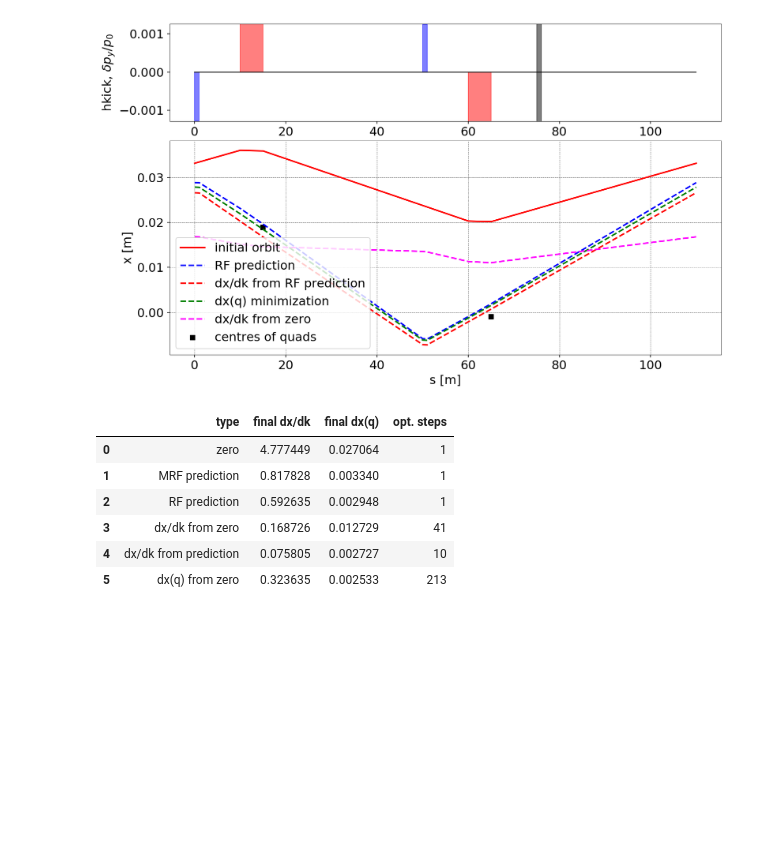
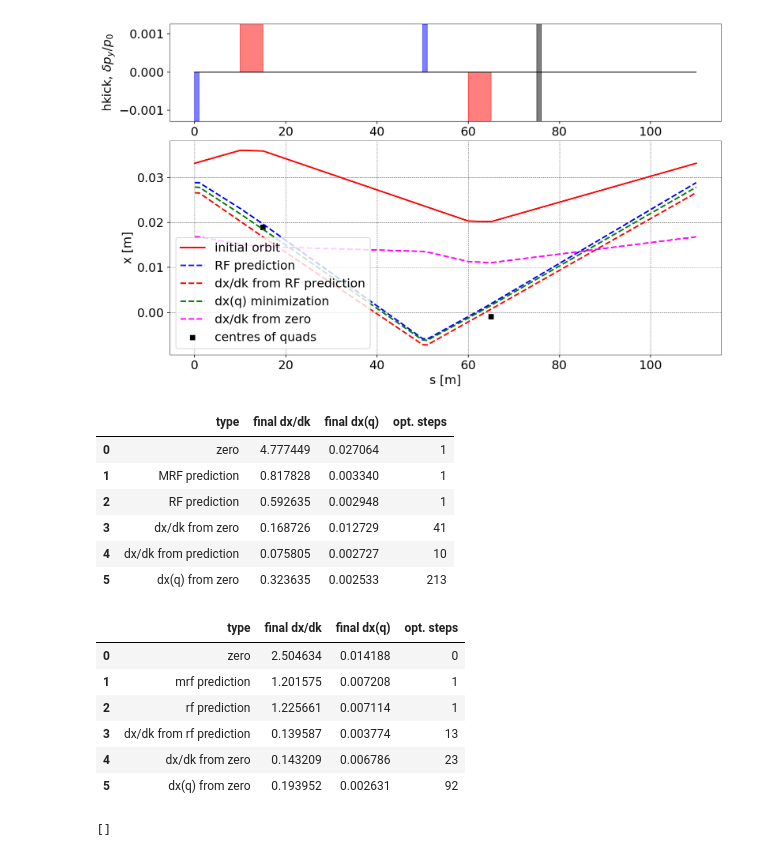
Before and after one commit to drabusov/cryring, a Jupyter notebook: FODO_orbit.ipynb, the cells around one changed output. Saved outputs shown, nothing was run; the diff lists cells and outputs as text; code cells hidden in the pictures; blank space fills up the shorter version.

```diff
--- a/FODO_orbit.ipynb
+++ b/FODO_orbit.ipynb
@@ -545,0 +589,23 @@ df1
+# %%
+df2 = pd.DataFrame(columns=["type","final dx/dk","final dx(q)", "opt. steps"])
+
+df2 = df2.append({"type":"zero","final dx/dk":np.mean(dxdk_start),"final dx(q)":np.mean(dxq_start), "opt. steps":0}, ignore_index=True)
+df2 = df2.append({"type":"mrf prediction","final dx/dk":np.mean(dxdk_mrf),"final dx(q)":np.mean(dxq_mrf), "opt. steps":1}, ignore_index=True)
+df2 = df2.append({"type":"rf prediction","final dx/dk":np.mean(dxdk_rf),"final dx(q)":np.mean(dxq_rf), "opt. steps":1}, ignore_index=True)
+df2 = df2.append({"type":"dx/dk from rf prediction","final dx/dk":np.mean(dxdk_fin),"final dx(q)":np.mean(dxq_fin), "opt. steps":int(np.mean(n_fin))}, ignore_index=True)
+df2 = df2.append({"type":"dx/dk from zero","final dx/dk":np.mean(dxdk_zero),"final dx(q)":np.mean(dxq_zero), "opt. steps":int(np.mean(n_zero))}, ignore_index=True)
+df2 = df2.append({"type":"dx(q) from zero","final dx/dk":np.mean(dxdk_quads),"final dx(q)":np.mean(dxq_quads), "opt. steps":int(np.mean(n_quads))}, ignore_index=True)
+
+df2
+# %% [output]
+|  | type | final dx/dk | final dx(q) | opt. steps |
+| 0 | zero | 2.504634 | 0.014188 | 0 |
+| 1 | mrf prediction | 1.201575 | 0.007208 | 1 |
+| 2 | rf prediction | 1.225661 | 0.007114 | 1 |
+| 3 | dx/dk from rf prediction | 0.139587 | 0.003774 | 13 |
+| 4 | dx/dk from zero | 0.143209 | 0.006786 | 23 |
+| 5 | dx(q) from zero | 0.193952 | 0.002631 | 92 |
+# %%
+n_fin
+# %% [output]
+[]
```
Also changed, not shown: parts of 2 cells of this notebook.
